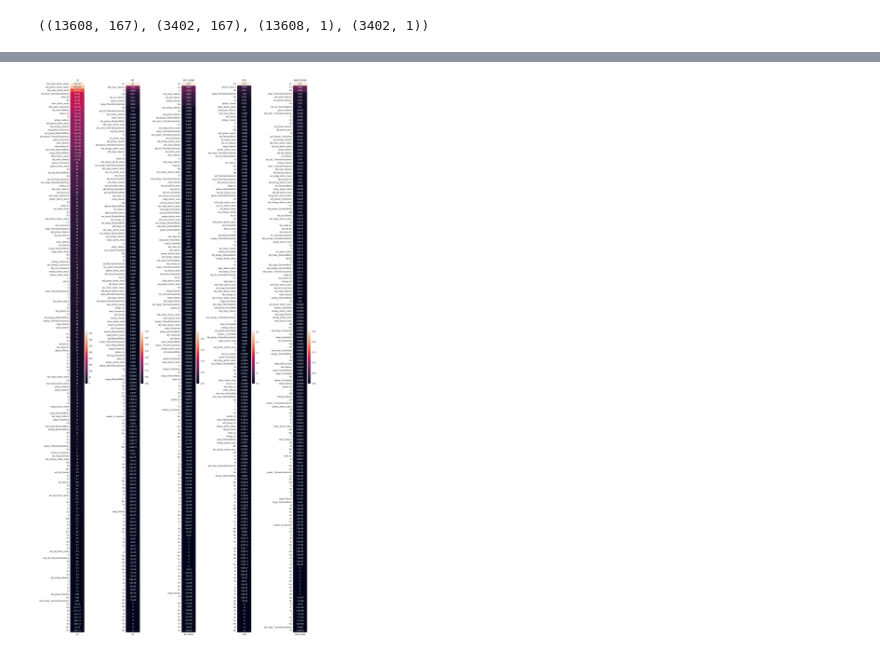
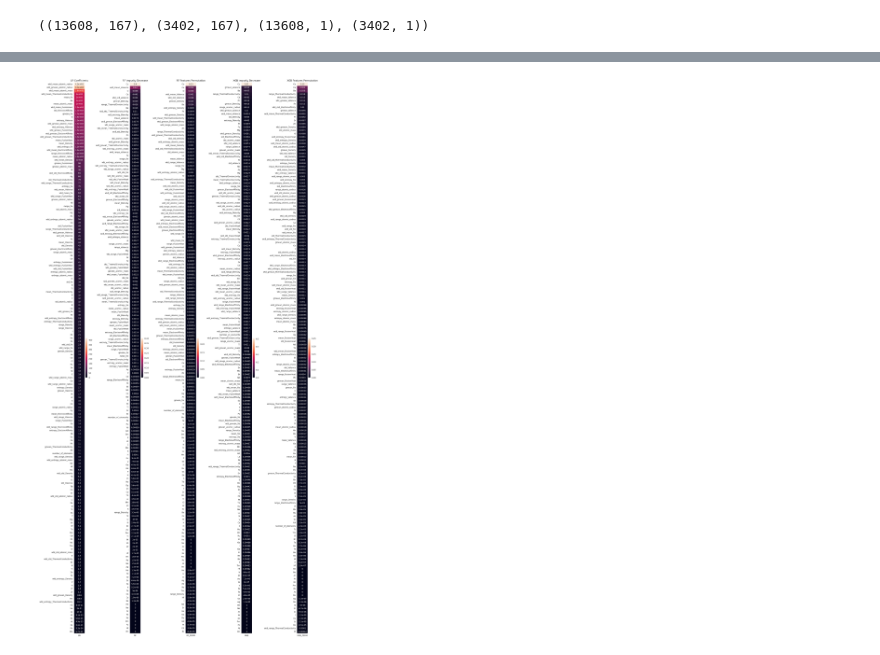
Before and after one commit to RiccardoEvangelisti/Critical-temperature-of-superconductors, a Jupyter notebook: 2_Explainability.ipynb, the cells around one changed output, grey strips where cells are left out. Saved outputs shown, nothing was run; the diff lists cells and outputs as text; code cells hidden in the pictures.

```diff
--- a/2_Explainability.ipynb
+++ b/2_Explainability.ipynb
@@ -91,11 +96,10 @@ model = grid_search(
     save_results=False,
 )
 
-features_coefs_lr = [
+# Take the coefficients of the model
+coefs_lr = [
     (feature, coef) for feature, coef in zip(model.named_steps["minmax"].get_feature_names_out(), model[-1].coef_)
 ]
-features_coefs_lr.sort(key=lambda x: abs(x[1]), reverse=True)
-for feature, coef in features_coefs_lr:
-    print(f"{feature}: {coef}")
+coefs_lr.sort(key=lambda x: abs(x[1]), reverse=True)
 # %% [output]
 Combination 1/1  |  minmax + linear_regression
@@ -283,39 +236,44 @@ Pt: -0.0001229845308984845
 # %%
 fig = plt.figure(figsize=(20, 40))
 gs = gridspec.GridSpec(1, 5)
 
+# Coefficients of Linear Regression
 ax = plt.subplot(gs[0])
-df = pd.DataFrame(index=[x[0] for x in features_coefs_lr])
-df["LR"] = [abs(x[1]) for x in features_coefs_lr]
+df = pd.DataFrame(index=[x[0] for x in coefs_lr])
+df["LR"] = [abs(x[1]) for x in coefs_lr]
 sns.heatmap(df[["LR"]], annot=True, ax=ax)
-ax.set_title("LR")
+ax.set_title("LR Coefficients")
 
+# Impurity Decrease of Random Forest
 ax = plt.subplot(gs[1])
-df = pd.DataFrame(index=[x[0] for x in features_importances_rf])
-df["RF"] = [x[1] for x in features_importances_rf]
+df = pd.DataFrame(index=[x[0] for x in impurity_decrease_rf])
+df["RF"] = [x[1] for x in impurity_decrease_rf]
 sns.heatmap(df[["RF"]], annot=True, ax=ax)
-ax.set_title("RF")
+ax.set_title("RF Impurity Decrease")
 
+# Features Permutation of Random Forest
 ax = plt.subplot(gs[2])
-df = pd.DataFrame(index=[x[0] for x in features_importances_rf_perm])
-df["RF_PERM"] = [x[1] for x in features_importances_rf_perm]
+df = pd.DataFrame(index=[x[0] for x in features_permutation_rf])
+df["RF_PERM"] = [x[1] for x in features_permutation_rf]
 sns.heatmap(df[["RF_PERM"]], annot=True, ax=ax)
-ax.set_title("RF_PERM")
+ax.set_title("RF Features Permutation")
 
+# Impurity Decrease of XGBoost
 ax = plt.subplot(gs[3])
-df = pd.DataFrame(index=[x[0] for x in features_importances_xgb])
-df["XGB"] = [x[1] for x in features_importances_xgb]
+df = pd.DataFrame(index=[x[0] for x in impurity_decrease_xgb])
+df["XGB"] = [x[1] for x in impurity_decrease_xgb]
 sns.heatmap(df[["XGB"]], annot=True, ax=ax)
-ax.set_title("XGB")
+ax.set_title("XGB Impurity Decrease")
 
+# Features Permutation of XGBoost
 ax = plt.subplot(gs[4])
-df = pd.DataFrame(index=[x[0] for x in features_importances_xgb_perm])
-df["XGB_PERM"] = [x[1] for x in features_importances_xgb_perm]
+df = pd.DataFrame(index=[x[0] for x in features_permutation_xgb])
+df["XGB_PERM"] = [x[1] for x in features_permutation_xgb]
 sns.heatmap(df[["XGB_PERM"]], annot=True, ax=ax)
-ax.set_title("XGB_PERM")
+ax.set_title("XGB Features Permutation")
 
 
 plt.tight_layout()
 plt.show()
 # %% [output]
-[figure, old version]
+[figure, new version]
```
Also changed, not shown: parts of 12 cells of this notebook.
